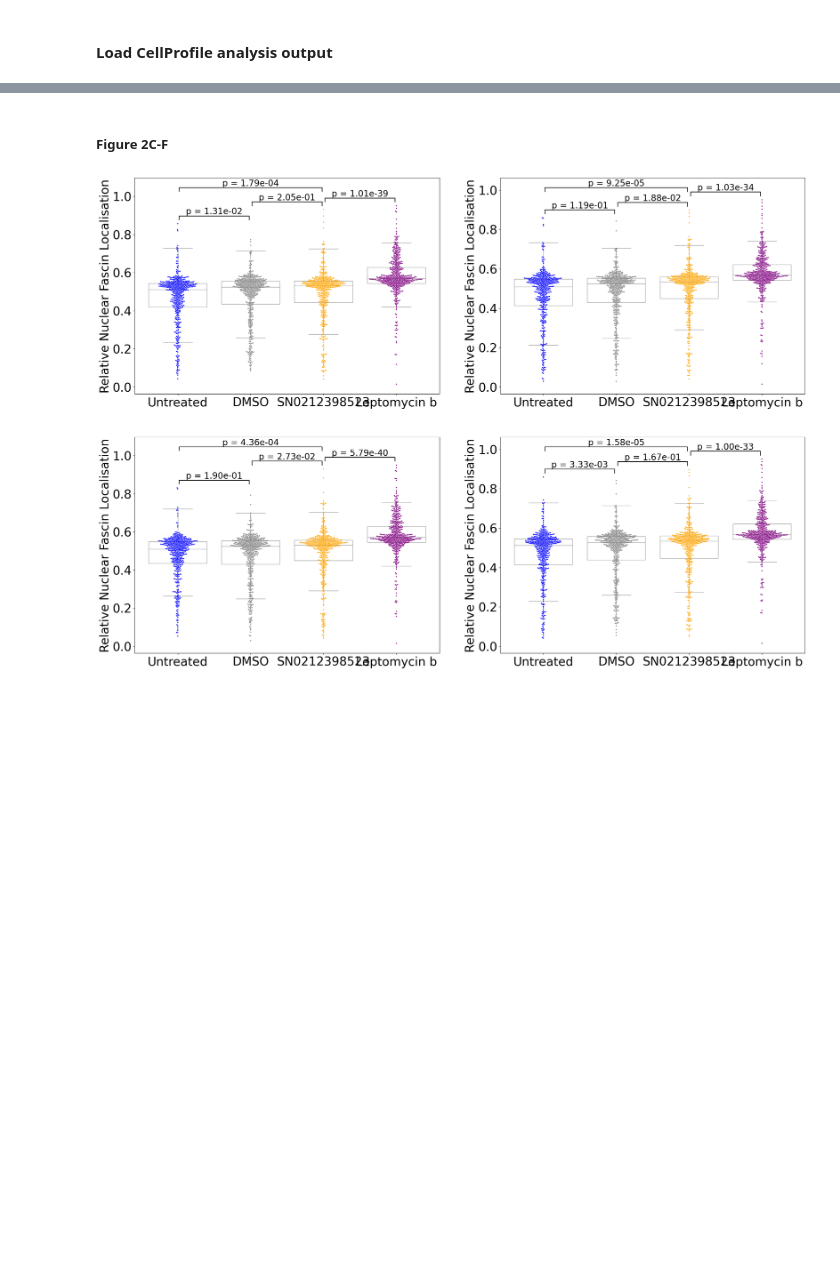
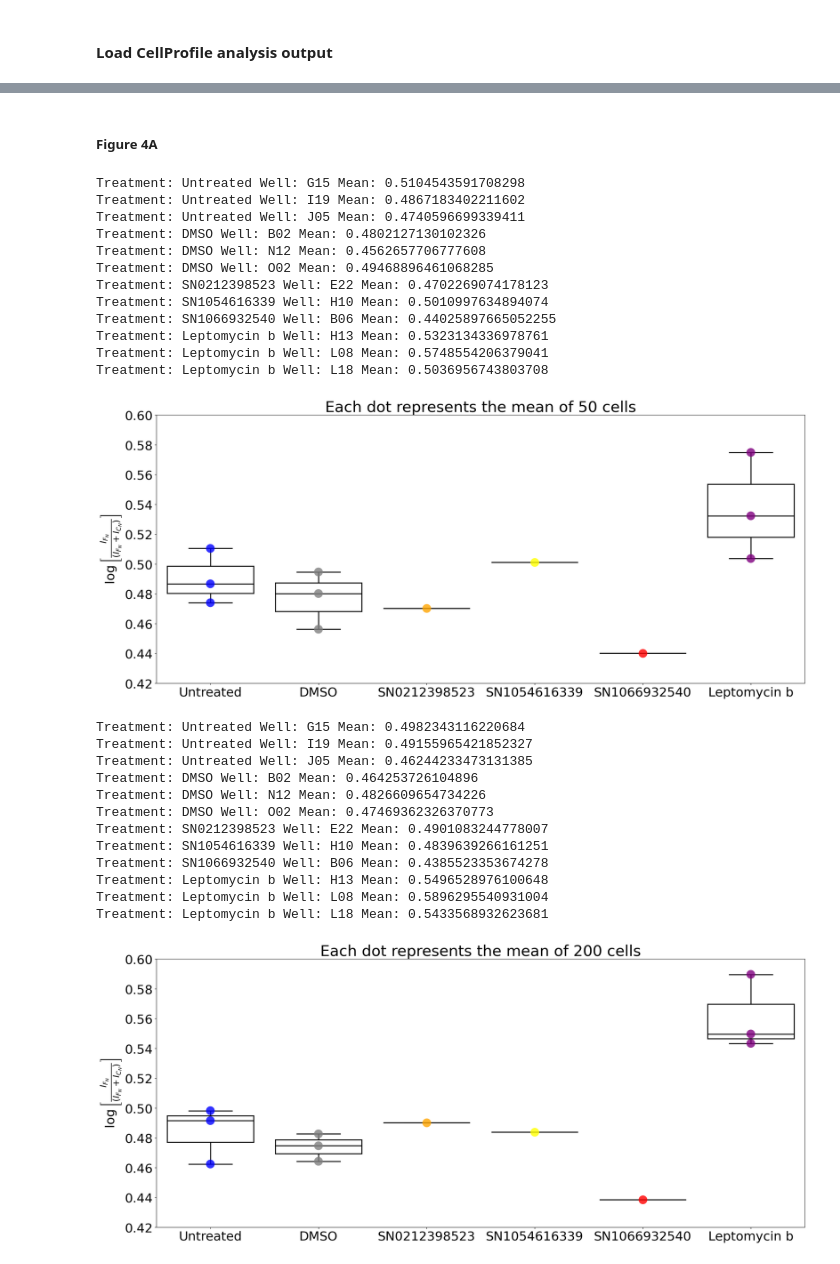
Before and after one commit to FrancisCrickInstitute/Enhancing-Reproducibility, a Jupyter notebook: notebooks/companion_notebook.ipynb, the cells around one changed output, grey strips where cells are left out. Drawn from its saved outputs; the diff is of its cells as text; code cells hidden in the pictures; blank space fills up the shorter version.

```diff
--- a/notebooks/companion_notebook.ipynb
+++ b/notebooks/companion_notebook.ipynb
@@ -53,6 +56,9 @@ File downloaded successfully.
 #### Load CellProfile analysis output
 # %%
 annotations = load_and_prepare_data(idr_annotations_file_path, plate_number)
+compounds = annotations[annotations['Control Type'] == 'Treated'].set_index('Well')['Proprietary Compound'].to_dict()
+treatments_to_compounds = {'Treated': 'Treated', 'Negative Control': 'Untreated',
+                           'Neutral Control': 'DMSO', 'Stimulator Control': 'Leptomycin b'}
 image_data = pd.read_csv('./inputs/cell_profiler_outputs/Image.csv')
 nuc_data = pd.read_csv('./inputs/cell_profiler_outputs/Nuclei.csv')
 cyto_data = pd.read_csv('./inputs/cell_profiler_outputs/Cytoplasm.csv')
@@ -62,5 +68,8 @@ treatments = annotations.set_index('Well')['Control Type'].to_dict()
 # %%
-data_subset = prepare_data(nuc_data, cyto_data, image_data, treatments, treatments_to_compounds,
+data_subset = prepare_data(nuc_data, cyto_data, image_data, treatments, treatments_to_compounds, compounds,
                            ['J05', 'O02', 'E22', 'L08'])
+# %%
+data_subset1 = prepare_data(nuc_data, cyto_data, image_data, treatments, treatments_to_compounds, compounds,
+                           ['J05', 'I19', 'G15', 'O02', 'B02', 'N12', 'L08', 'L18', 'H13', 'E22', 'H10', 'B06'])
 # %% [markdown]
 #### Plot figures
@@ -78,0 +77,14 @@ generate_swarmplot(fig_width, fig_height, plot_rows, plot_cols, ['Untreated', 'D
+# %%
+fig_width = 14
+fig_height = 10
+plot_rows = 1
+plot_cols = 1
+plot_order = ['Untreated', 'DMSO', 'SN0212398523', 'Leptomycin b']
+n_samples = 1
+data = data_subset
+y_label = '$ \\log \\left[ \\frac {I_{F_N}}{(I_{F_N} + I_{C_N})} \\right]$'
+
+for s in [50, 200]:
+    for i in range(3):
+        generate_swarmplot(fig_width, fig_height, plot_rows, plot_cols, plot_order, n_samples, s, data,
+                       color_dict, treatment_col, variable_of_interest, y_label)
@@ -97,13 +138,40 @@ plot_p_v_sample_size(sample_sizes, num_iterations, data_subset, treatment_col, v
 # %% [markdown]
-##### Figure 2C-F
+##### Figure 4A
 # %%
-fig_width = 28
-fig_height = 20
-plot_rows = 2
-plot_cols = 2
+fig_width = 24
+fig_height = 10
+plot_order = ['Untreated', 'DMSO', 'SN0212398523', 'SN1054616339', 'SN1066932540', 'Leptomycin b']
+treatments = ['Untreated', 'DMSO', 'SN0212398523', 'SN1054616339', 'SN1066932540', 'Leptomycin b']
+data = data_subset1
+y_label = '$ \\log \\left[ \\frac {I_{F_N}}{(I_{F_N} + I_{C_N})} \\right]$'
 
-generate_swarmplot(fig_width, fig_height, plot_rows, plot_cols, ['Untreated', 'DMSO', 'SN0212398523', 'Leptomycin b'],
-                   4, 500, data_subset, color_dict, treatment_col, variable_of_interest, dunn_pairs,
-                   treatments_to_compounds,'Relative Nuclear Fascin Localisation')
+for s in [50, 200, 500]:
+    generate_swarmplot_of_well_means(fig_width, fig_height, plot_order, treatments, data, color_dict, treatment_col,
+                                     variable_of_interest, y_label, dunn_pairs, s)
 # %% [output]
+Treatment: Untreated Well: G15 Mean: 0.5104543591708298
+Treatment: Untreated Well: I19 Mean: 0.4867183402211602
+Treatment: Untreated Well: J05 Mean: 0.4740596699339411
+Treatment: DMSO Well: B02 Mean: 0.4802127130102326
+Treatment: DMSO Well: N12 Mean: 0.4562657706777608
+Treatment: DMSO Well: O02 Mean: 0.49468896461068285
+Treatment: SN0212398523 Well: E22 Mean: 0.4702269074178123
+Treatment: SN1054616339 Well: H10 Mean: 0.5010997634894074
+Treatment: SN1066932540 Well: B06 Mean: 0.44025897665052255
+Treatment: Leptomycin b Well: H13 Mean: 0.5323134336978761
+Treatment: Leptomycin b Well: L08 Mean: 0.5748554206379041
+Treatment: Leptomycin b Well: L18 Mean: 0.5036956743803708
-[figure, old version]
+[figure, new version]
+Treatment: Untreated Well: G15 Mean: 0.4982343116220684
+Treatment: Untreated Well: I19 Mean: 0.49155965421852327
+Treatment: Untreated Well: J05 Mean: 0.46244233473131385
+Treatment: DMSO Well: B02 Mean: 0.464253726104896
+Treatment: DMSO Well: N12 Mean: 0.4826609654734226
+Treatment: DMSO Well: O02 Mean: 0.47469362326370773
+Treatment: SN0212398523 Well: E22 Mean: 0.4901083244778007
+Treatment: SN1054616339 Well: H10 Mean: 0.4839639266161251
+Treatment: SN1066932540 Well: B06 Mean: 0.4385523353674278
+Treatment: Leptomycin b Well: H13 Mean: 0.5496528976100648
+Treatment: Leptomycin b Well: L08 Mean: 0.5896295540931004
+Treatment: Leptomycin b Well: L18 Mean: 0.5433568932623681
+[figure, added]
```
Also changed, not shown: parts of 15 cells of this notebook.
